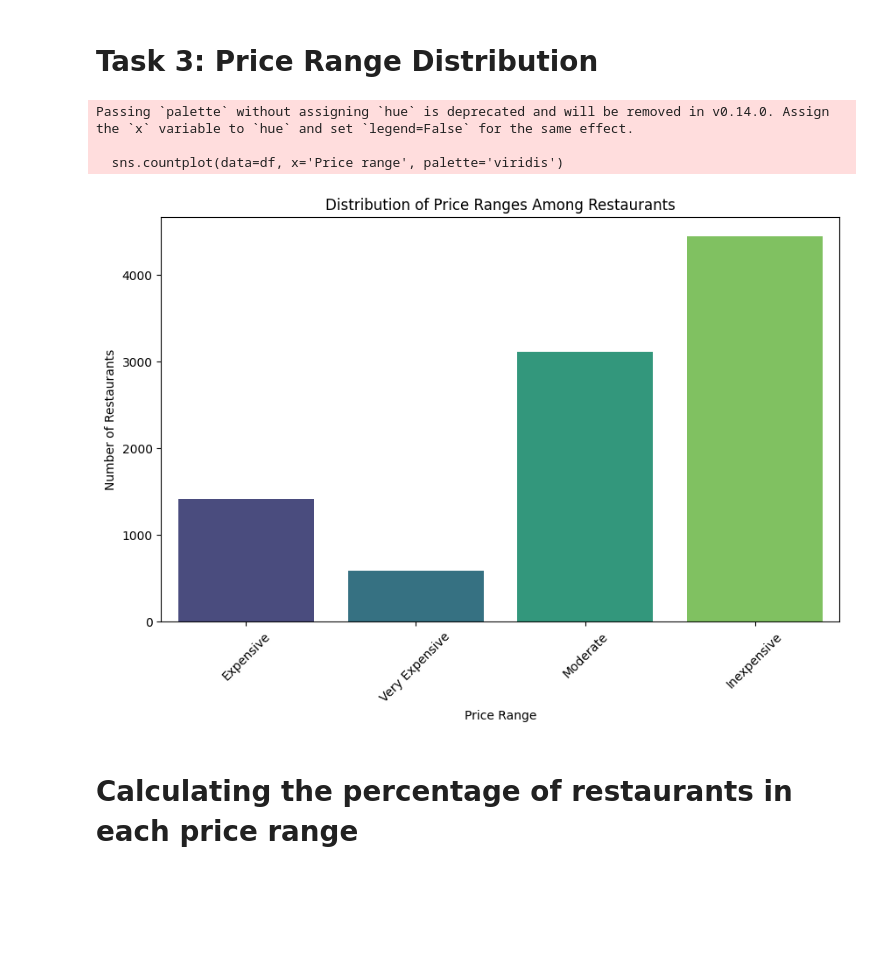
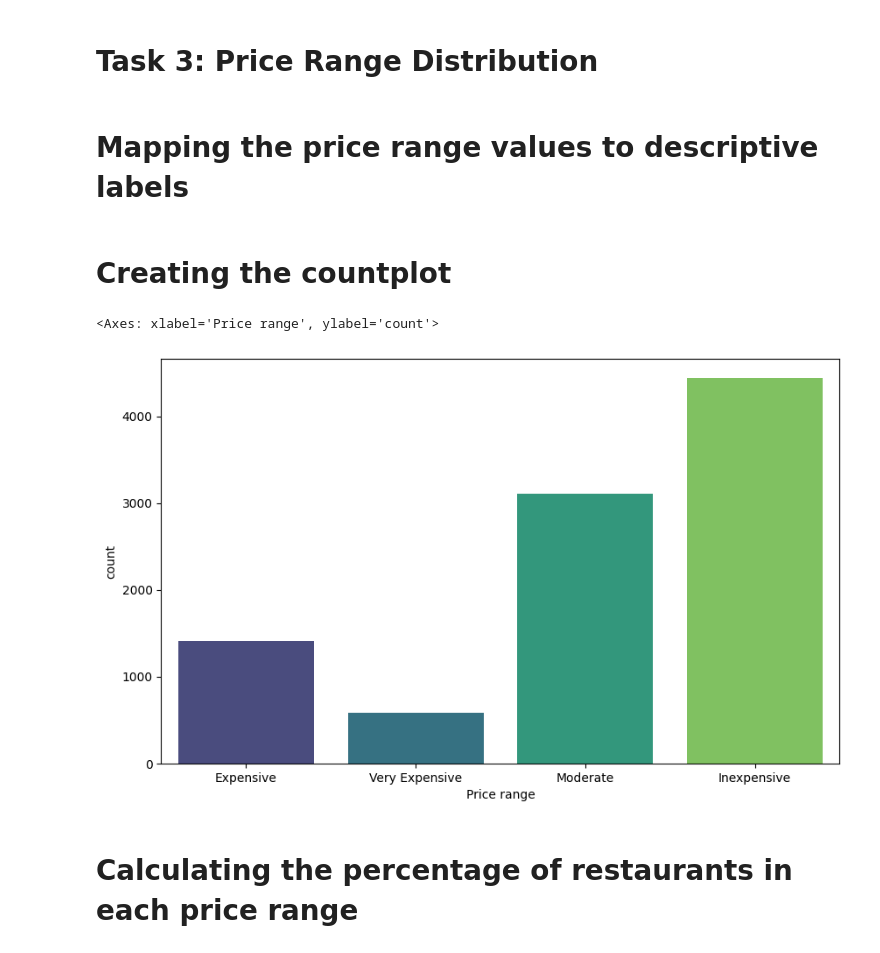
Before and after one commit to KaifArman/data-project, a Jupyter notebook: Data_Analysis_Internship_Project.ipynb, the cells around one changed output. Saved outputs shown, nothing was run; the diff lists cells and outputs as text; code cells hidden in the pictures; blank space fills up the shorter version.

```diff
--- a/Data_Analysis_Internship_Project.ipynb
+++ b/Data_Analysis_Internship_Project.ipynb
@@ -136,21 +136,19 @@ print(f"The city with the highest average rating is {highest_avg_rating_city} wi
 The city with the highest average rating is Inner City with an average rating of 4.90.
 # %% [markdown]
 # **Task 3: Price Range Distribution**
+# %% [markdown]
+# Mapping the price range values to descriptive labels
 # %%
 price_labels = {1: 'Inexpensive', 2: 'Moderate', 3: 'Expensive', 4: 'Very Expensive'}
 df['Price range'] = df['Price range'].map(price_labels)
-plt.figure(figsize=(10, 6))
-sns.countplot(data=df, x='Price range', palette='viridis')
-plt.title('Distribution of Price Ranges Among Restaurants')
-plt.xlabel('Price Range')
-plt.ylabel('Number of Restaurants')
-plt.xticks(rotation=45)
-plt.show()
-# %% [output]
-Passing `palette` without assigning `hue` is deprecated and will be removed in v0.14.0. Assign the `x` variable to `hue` and set `legend=False` for the same effect.
-
-  sns.countplot(data=df, x='Price range', palette='viridis')
-[figure, removed]
+# %% [markdown]
+# Creating the countplot
+# %%
+plt.figure(figsize=(10, 6))
+sns.countplot(data=df, x='Price range', hue='Price range', palette='viridis', dodge=False, legend=False)
+# %% [output]
+<Axes: xlabel='Price range', ylabel='count'>
+[figure, added]
 # %% [markdown]
 # Calculating the percentage of restaurants in each price range
 # %%
```
